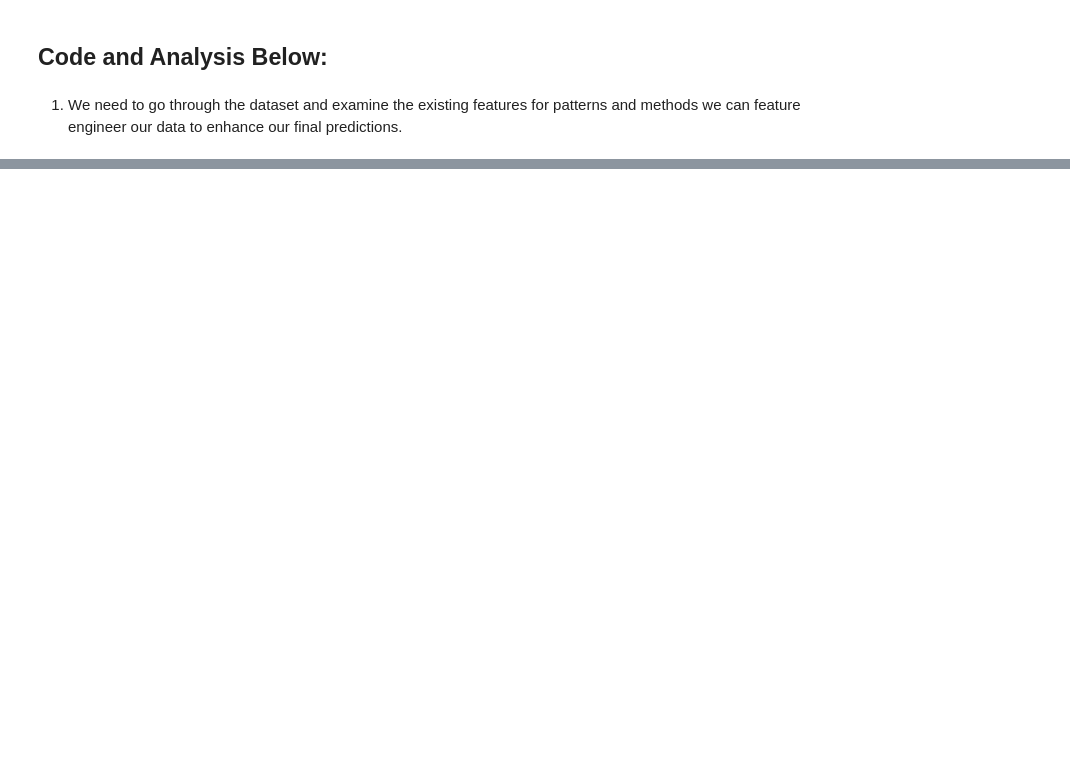
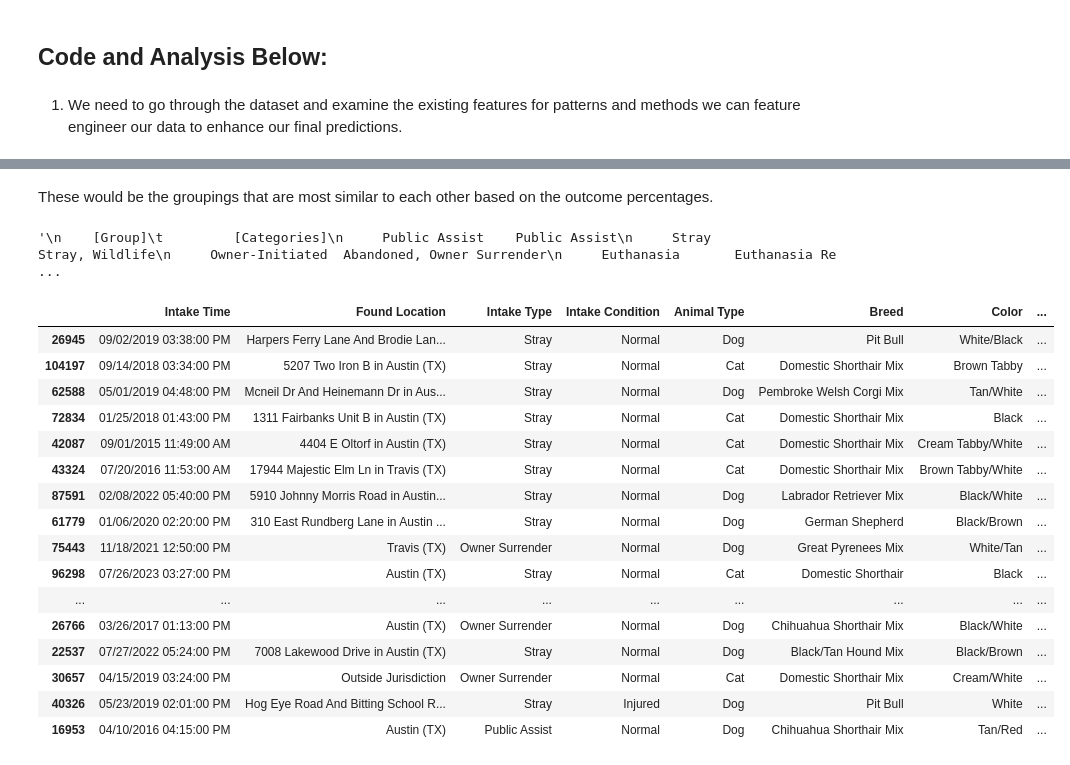
Before and after one commit to chenyiwang24/cs363_final_project, a Jupyter notebook: final.ipynb, the cells around one changed output, grey strips where cells are left out. Saved outputs shown, nothing was run; the diff lists cells and outputs as text; code cells hidden in the pictures; blank space fills up the shorter version.

```diff
--- a/final.ipynb
+++ b/final.ipynb
@@ -134,0 +280,46 @@ animal_data.sample(20)
+# %% [markdown]
+These would be the groupings that are most similar to each other based on the outcome percentages.
+# %%
+'''
+    [Group]	         [Categories]
+     Public Assist    Public Assist
+     Stray            Stray, Wildlife
+     Owner-Initiated  Abandoned, Owner Surrender
+     Euthanasia       Euthanasia Request
+'''
+# %% [output]
+'\n    [Group]\t         [Categories]\n     Public Assist    Public Assist\n     Stray            Stray, Wildlife\n     Owner-Initiated  Abandoned, Owner Surrender\n     Euthanasia       Euthanasia Re ...
+# %%
+# Define the mapping for grouping intake types
+intake_type_map = {
+    'Stray': 'Stray',
+    'Public Assist': 'Public Assist',
+    'Wildlife': 'Stray',
+    'Abandoned': 'Owner Initiated',
+    'Owner Surrender': 'Owner Initiated',
+    'Euthanasia Request': 'Euthanasia'
+}
+
+# Map the intake types to their respective groups
+animal_data['Intake Group'] = animal_data['Intake Type'].map(intake_type_map).fillna('Other')
+animal_data = pd.get_dummies(animal_data, columns=['Intake Group'])
+
+animal_data.sample(20)  # sample some data after transformation
+# %% [output]
+|  | Intake Time | Found Location | Intake Type | Intake Condition | Animal Type | Breed | Color | ... |
+| 26945 | 09/02/2019 03:38:00 PM | Harpers Ferry Lane And Brodie Lan... | Stray | Normal | Dog | Pit Bull | White/Black | ... |
+| 104197 | 09/14/2018 03:34:00 PM | 5207 Two Iron B in Austin (TX) | Stray | Normal | Cat | Domestic Shorthair Mix | Brown Tabby | ... |
+| 62588 | 05/01/2019 04:48:00 PM | Mcneil Dr And Heinemann Dr in Aus... | Stray | Normal | Dog | Pembroke Welsh Corgi Mix | Tan/White | ... |
+| 72834 | 01/25/2018 01:43:00 PM | 1311 Fairbanks Unit B in Austin (TX) | Stray | Normal | Cat | Domestic Shorthair Mix | Black | ... |
+| 42087 | 09/01/2015 11:49:00 AM | 4404 E Oltorf in Austin (TX) | Stray | Normal | Cat | Domestic Shorthair Mix | Cream Tabby/White | ... |
+| 43324 | 07/20/2016 11:53:00 AM | 17944 Majestic Elm Ln in Travis (TX) | Stray | Normal | Cat | Domestic Shorthair Mix | Brown Tabby/White | ... |
+| 87591 | 02/08/2022 05:40:00 PM | 5910 Johnny Morris Road in Austin... | Stray | Normal | Dog | Labrador Retriever Mix | Black/White | ... |
+| 61779 | 01/06/2020 02:20:00 PM | 310 East Rundberg Lane in Austin ... | Stray | Normal | Dog | German Shepherd | Black/Brown | ... |
+| 75443 | 11/18/2021 12:50:00 PM | Travis (TX) | Owner Surrender | Normal | Dog | Great Pyrenees Mix | White/Tan | ... |
+| 96298 | 07/26/2023 03:27:00 PM | Austin (TX) | Stray | Normal | Cat | Domestic Shorthair | Black | ... |
+| ... | ... | ... | ... | ... | ... | ... | ... | ... |
+| 26766 | 03/26/2017 01:13:00 PM | Austin (TX) | Owner Surrender | Normal | Dog | Chihuahua Shorthair Mix | Black/White | ... |
+| 22537 | 07/27/2022 05:24:00 PM | 7008 Lakewood Drive in Austin (TX) | Stray | Normal | Dog | Black/Tan Hound Mix | Black/Brown | ... |
+| 30657 | 04/15/2019 03:24:00 PM | Outside Jurisdiction | Owner Surrender | Normal | Cat | Domestic Shorthair Mix | Cream/White | ... |
+| 40326 | 05/23/2019 02:01:00 PM | Hog Eye Road And Bitting School R... | Stray | Injured | Dog | Pit Bull | White | ... |
+| 16953 | 04/10/2016 04:15:00 PM | Austin (TX) | Public Assist | Normal | Dog | Chihuahua Shorthair Mix | Tan/Red | ... |
```
Also changed, not shown: parts of 17 cells of this notebook.
